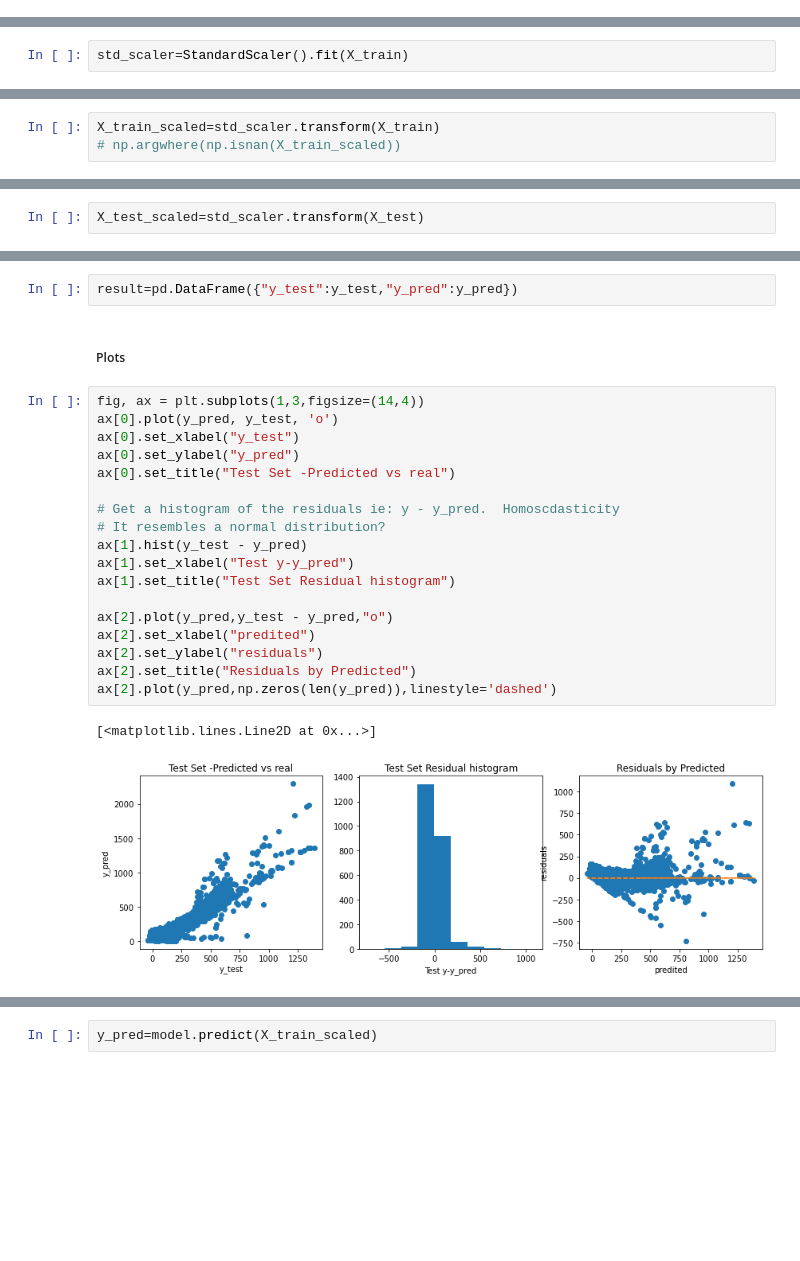
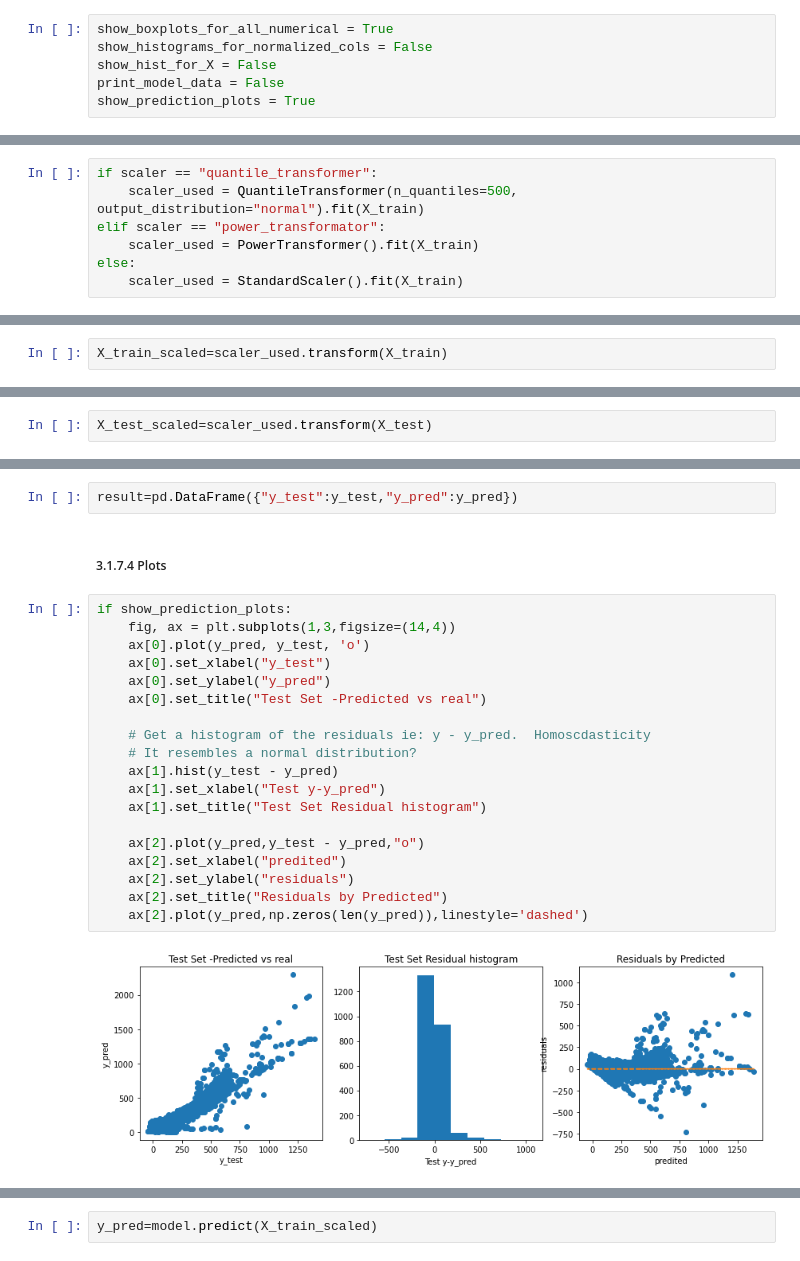
Before and after one commit to Romes-Kalt/Customer_Data_Analysis, a Jupyter notebook: model_applied_with_different_tuning.ipynb, the cells around one changed output, grey strips where cells are left out. Cells and saved outputs as stored; diff of their text form; blank space fills up the shorter version.

```diff
--- a/model_applied_with_different_tuning.ipynb
+++ b/model_applied_with_different_tuning.ipynb
@@ -302 +223,7 @@ len(ca_df_adj)
+# %%
+show_boxplots_for_all_numerical = True
+show_histograms_for_normalized_cols = False
+show_hist_for_X = False
+print_model_data = False
+show_prediction_plots = True
 # %% [markdown]
@@ -420,12 +268,16 @@ X_train, X_test, y_train, y_test=train_test_split(X, y, test_size=.30,random_sta
 + Build scaling parameters on training set (mean variance) → more data as approx 80 % of sample <br>
 # %%
-std_scaler=StandardScaler().fit(X_train)
+if scaler == "quantile_transformer":
+    scaler_used = QuantileTransformer(n_quantiles=500, output_distribution="normal").fit(X_train)
+elif scaler == "power_transformator":
+    scaler_used = PowerTransformer().fit(X_train)
+else:
+    scaler_used = StandardScaler().fit(X_train)
 # %% [markdown]
 + Apply on training set
 # %%
-X_train_scaled=std_scaler.transform(X_train)
-# np.argwhere(np.isnan(X_train_scaled))
+X_train_scaled=scaler_used.transform(X_train)
 # %% [markdown]
 + as well as on test set (same std_scaler but generated by a bigger set of values), same scaling param's as x_train
 # %%
-X_test_scaled=std_scaler.transform(X_test)
+X_test_scaled=scaler_used.transform(X_test)
@@ -528,26 +342,26 @@ Name: total_claim_amount, Length: 2379, dtype: float64
 # %%
 result=pd.DataFrame({"y_test":y_test,"y_pred":y_pred})
 # %% [markdown]
-##### Plots
+##### 3.1.7.4 Plots
 # %%
-fig, ax = plt.subplots(1,3,figsize=(14,4))
-ax[0].plot(y_pred, y_test, 'o')
-ax[0].set_xlabel("y_test")
-ax[0].set_ylabel("y_pred")
-ax[0].set_title("Test Set -Predicted vs real")
+if show_prediction_plots:
+    fig, ax = plt.subplots(1,3,figsize=(14,4))
+    ax[0].plot(y_pred, y_test, 'o')
+    ax[0].set_xlabel("y_test")
+    ax[0].set_ylabel("y_pred")
+    ax[0].set_title("Test Set -Predicted vs real")
 
-# Get a histogram of the residuals ie: y - y_pred.  Homoscdasticity
-# It resembles a normal distribution?
-ax[1].hist(y_test - y_pred)
-ax[1].set_xlabel("Test y-y_pred")
-ax[1].set_title("Test Set Residual histogram")
+    # Get a histogram of the residuals ie: y - y_pred.  Homoscdasticity
+    # It resembles a normal distribution?
+    ax[1].hist(y_test - y_pred)
+    ax[1].set_xlabel("Test y-y_pred")
+    ax[1].set_title("Test Set Residual histogram")
 
-ax[2].plot(y_pred,y_test - y_pred,"o")
-ax[2].set_xlabel("predited")
-ax[2].set_ylabel("residuals")
-ax[2].set_title("Residuals by Predicted")
-ax[2].plot(y_pred,np.zeros(len(y_pred)),linestyle='dashed')
+    ax[2].plot(y_pred,y_test - y_pred,"o")
+    ax[2].set_xlabel("predited")
+    ax[2].set_ylabel("residuals")
+    ax[2].set_title("Residuals by Predicted")
+    ax[2].plot(y_pred,np.zeros(len(y_pred)),linestyle='dashed')
 # %% [output]
-[<matplotlib.lines.Line2D at 0x...>]
-[figure, old version]
+[figure, new version]
 # %%
```
Also changed, not shown: parts of 128 cells of this notebook, 1 other file.
